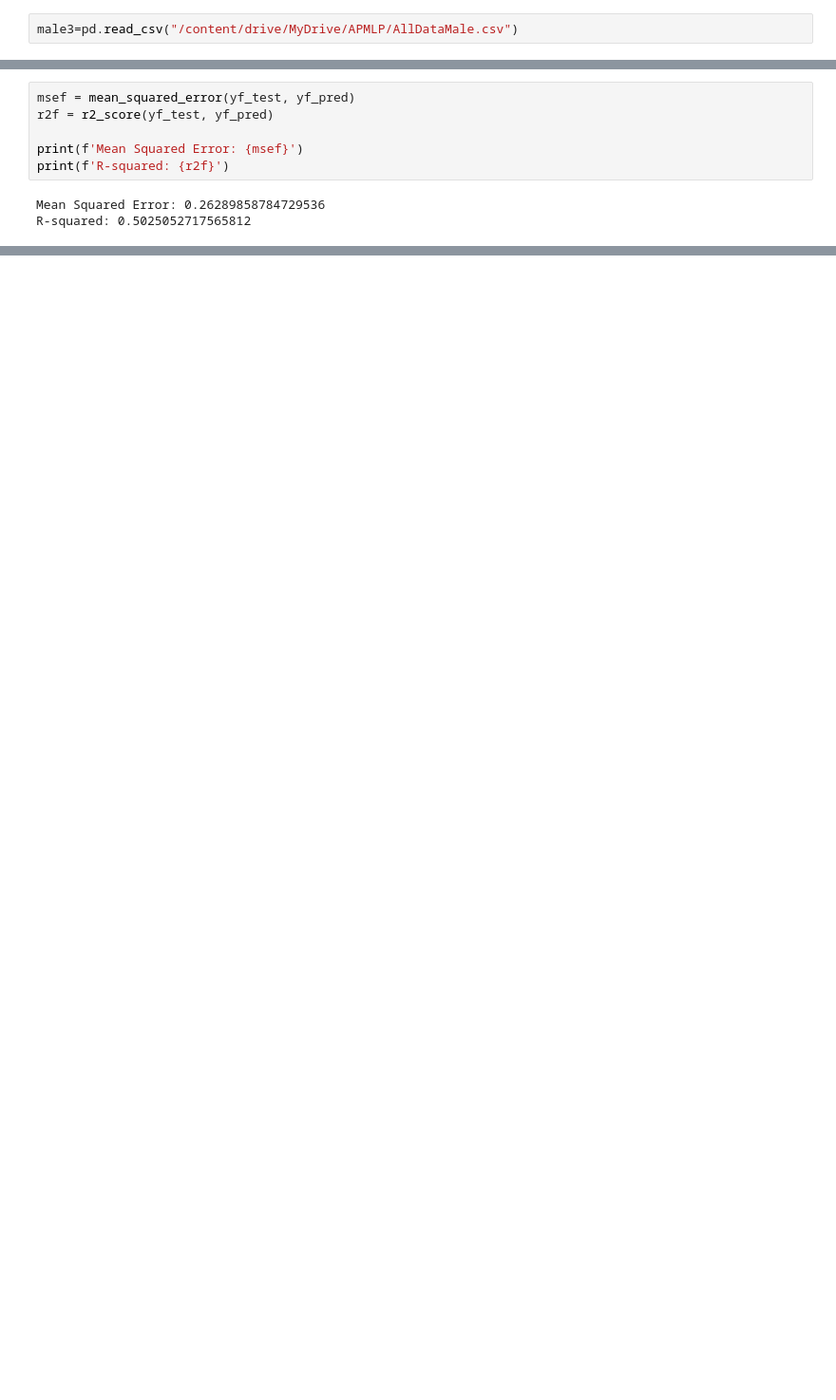
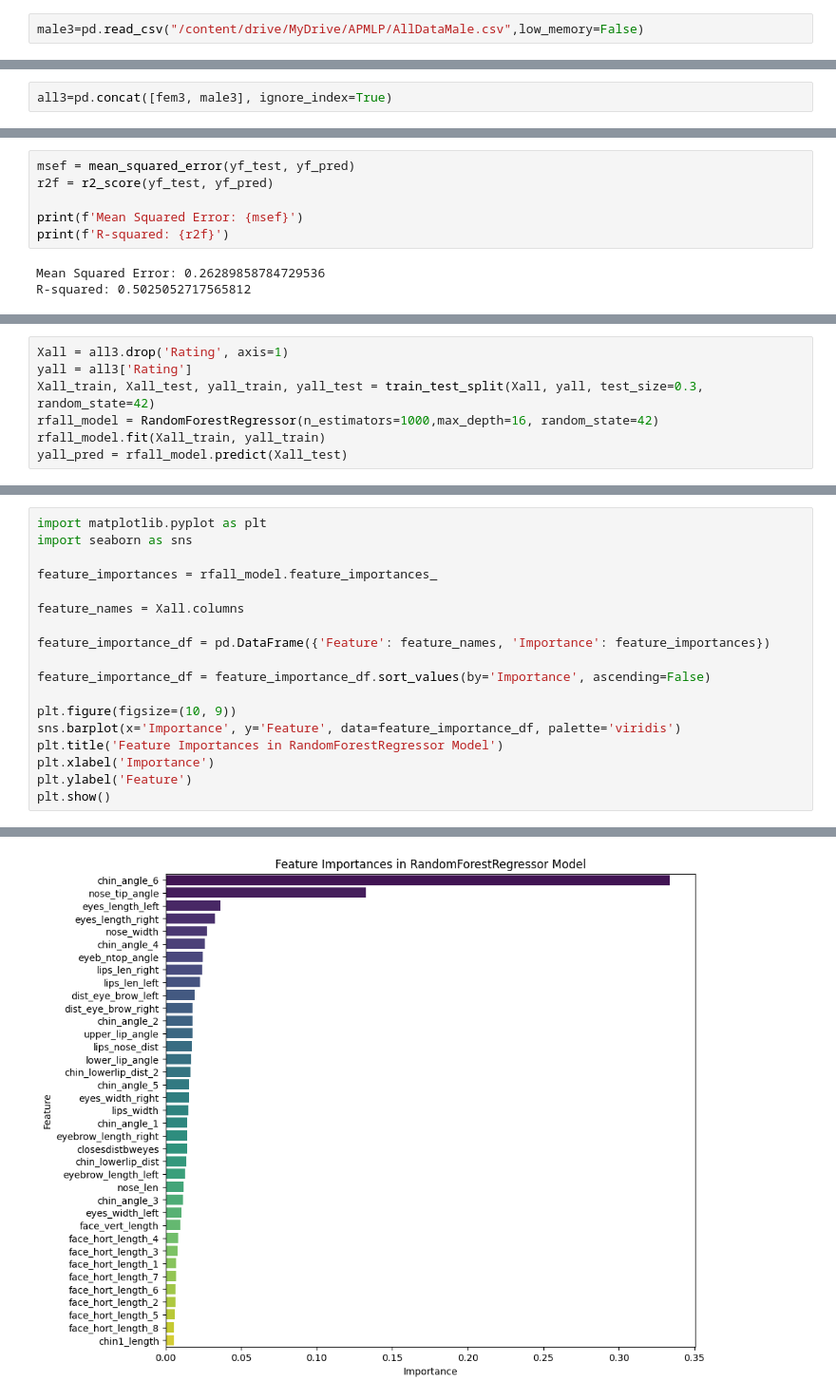
Before and after one commit to dheerajpreetsingh/APMLP, a Jupyter notebook: APMLP.ipynb, the cells around one changed output, grey strips where cells are left out. Shown at 95% size. Drawn from its saved outputs; the diff is of its cells as text; blank space fills up the shorter version.

```diff
--- a/APMLP.ipynb
+++ b/APMLP.ipynb
@@ -1195,5 +1237,5 @@ male2.to_csv('AllDataMale.csv', index=True)
 # %%
-male3=pd.read_csv("/content/drive/MyDrive/APMLP/AllDataMale.csv")
+male3=pd.read_csv("/content/drive/MyDrive/APMLP/AllDataMale.csv",low_memory=False)
 # %%
 male3=male3.drop("Filename",axis=1)
 # %%
@@ -1278,0 +1281,2 @@ y_pred = rf_model.predict(X_test)
+# %%
+all3=pd.concat([fem3, male3], ignore_index=True)
@@ -1308,0 +1338,7 @@ R-squared: 0.5025052717565812
+# %%
+Xall = all3.drop('Rating', axis=1)
+yall = all3['Rating']
+Xall_train, Xall_test, yall_train, yall_test = train_test_split(Xall, yall, test_size=0.3, random_state=42)
+rfall_model = RandomForestRegressor(n_estimators=1000,max_depth=16, random_state=42)
+rfall_model.fit(Xall_train, yall_train)
+yall_pred = rfall_model.predict(Xall_test)
@@ -1308,0 +1354,19 @@ R-squared: 0.5025052717565812
+# %%
+import matplotlib.pyplot as plt
+import seaborn as sns
+
+feature_importances = rfall_model.feature_importances_
+
+feature_names = Xall.columns
+
+feature_importance_df = pd.DataFrame({'Feature': feature_names, 'Importance': feature_importances})
+
+feature_importance_df = feature_importance_df.sort_values(by='Importance', ascending=False)
+
+plt.figure(figsize=(10, 9))
+sns.barplot(x='Importance', y='Feature', data=feature_importance_df, palette='viridis')
+plt.title('Feature Importances in RandomForestRegressor Model')
+plt.xlabel('Importance')
+plt.ylabel('Feature')
+plt.show()
+# %% [output]
@@ -1308,0 +1376 @@ R-squared: 0.5025052717565812
+[figure, added]
```
Also changed, not shown: parts of 32 cells of this notebook.
